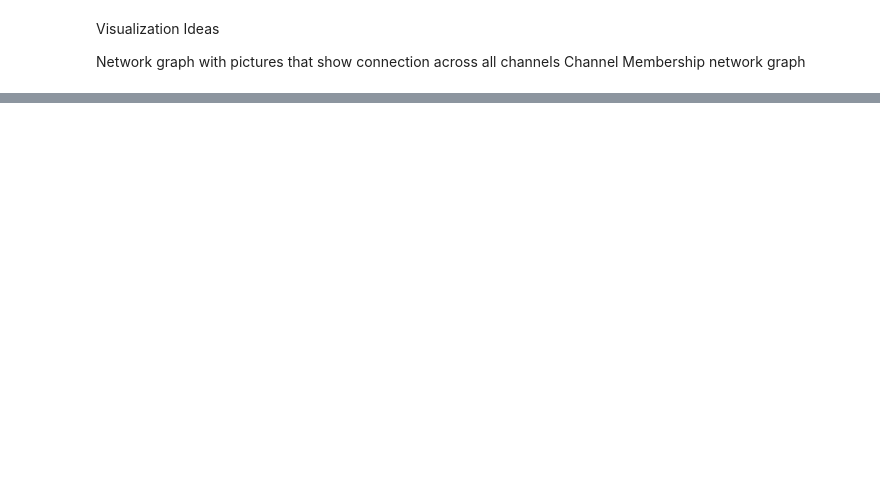
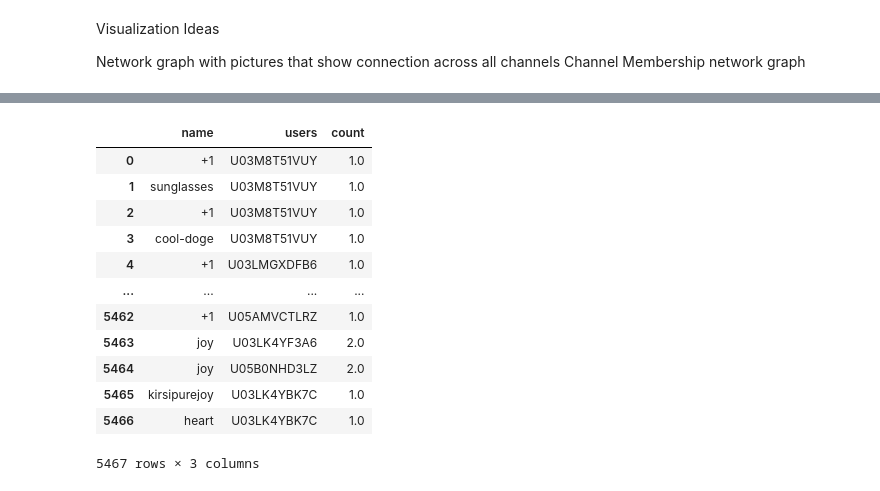
Before and after one commit to bwegr/stat386project, a Jupyter notebook: BlogPosts.ipynb, the cells around one changed output, grey strips where cells are left out. Saved outputs shown, nothing was run; the diff lists cells and outputs as text; code cells hidden in the pictures; blank space fills up the shorter version.

```diff
--- a/BlogPosts.ipynb
+++ b/BlogPosts.ipynb
@@ -170,0 +243,60 @@ Channel Membership network graph
+# %%
+import ast
+from pandas import json_normalize
+
+def convert_string_to_dict(s):
+    data = ast.literal_eval(s)
+    result = {'name': [], 'users': [], 'count': []}
+
+    for item in data:
+        result['name'].extend([item['name']] * item['count'])
+        result['users'].extend(item['users'])
+        result['count'].extend([item['count']] * item['count'])
+
+    return result
+
+list_of_dic = react1['reactions'].astype(str).apply(convert_string_to_dict).tolist()
+
+# Convert each dictionary to a DataFrame and store in a list
+#dfs = [pd.DataFrame(d) for d in list_of_dic]
+
+# Concatenate all DataFrames into one
+react2 = pd.DataFrame({'name': [], 'users': [], 'count': []})
+for i in list_of_dic:
+    #print("dict:", i)
+    max_length = max(len(lst) for lst in i.values())
+    for key in i:
+        i[key].extend([None] * (max_length - len(i[key])))
+    #print("dict2:", i)
+    df = pd.DataFrame(i)
+    #print("df:", df)
+    #print("final:", final)
+    react2 = pd.concat([react2, df], ignore_index=True)
+
+react2
+
+# final_df = pd.concat(dfs, ignore_index=True)
+# print(final_df)
+# result2 = {'name': [], 'users': [], 'count': []}
+
+# for item in final_df:
+#     result['name'].extend([item['name']] * item['count'])
+#     result['users'].extend(item['users'])
+#     result['count'].extend([item['count']] * item['count'])
+
+
+# print(result2)
+# %% [output]
+|  | name | users | count |
+| 0 | +1 | U03M8T51VUY | 1.0 |
+| 1 | sunglasses | U03M8T51VUY | 1.0 |
+| 2 | +1 | U03M8T51VUY | 1.0 |
+| 3 | cool-doge | U03M8T51VUY | 1.0 |
+| 4 | +1 | U03LMGXDFB6 | 1.0 |
+| ... | ... | ... | ... |
+| 5462 | +1 | U05AMVCTLRZ | 1.0 |
+| 5463 | joy | U03LK4YF3A6 | 2.0 |
+| 5464 | joy | U05B0NHD3LZ | 2.0 |
+| 5465 | kirsipurejoy | U03LK4YBK7C | 1.0 |
+| 5466 | heart | U03LK4YBK7C | 1.0 |
+5467 rows × 3 columns
```
Also changed, not shown: parts of 27 cells of this notebook, 1 other file.
